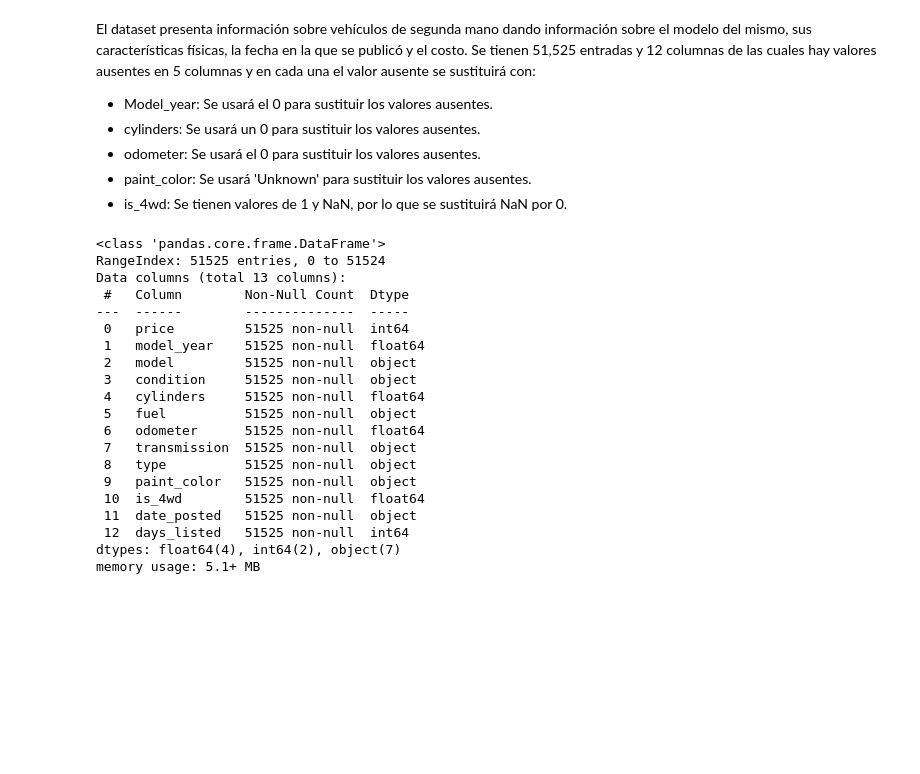
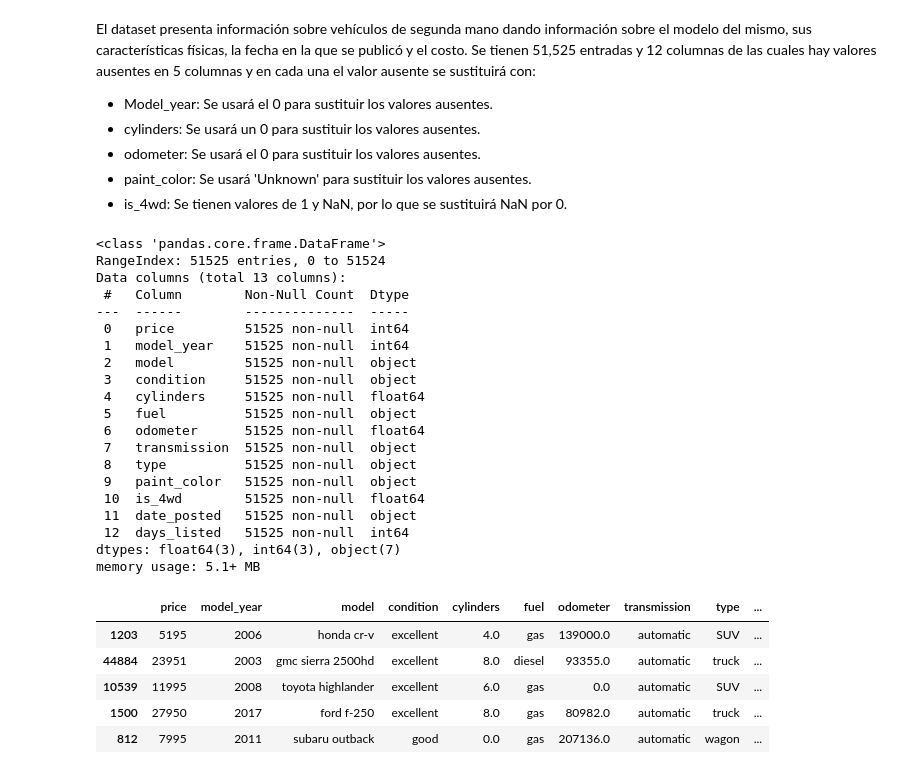
Before and after one commit to OscarLpzLuna/TT-Proyecto-5, a Jupyter notebook: notebooks/EDA.ipynb, the cells around one changed output. Saved outputs shown, nothing was run; the diff lists cells and outputs as text; code cells hidden in the pictures; blank space fills up the shorter version.

```diff
--- a/notebooks/EDA.ipynb
+++ b/notebooks/EDA.ipynb
@@ -6,6 +6,6 @@ import plotly_express
 # %%
 #Se carga el dataset de interés
-data = pd.read_csv('vehicles_us.csv')
+data = pd.read_csv('../vehicles_us.csv')
 # %%
 data.info()
 data.sample(5)
@@ -45,31 +45,38 @@ Se tienen 51,525 entradas y 12 columnas de las cuales hay valores ausentes en 5
 - paint_color: Se usará 'Unknown' para sustituir los valores ausentes.
 - is_4wd: Se tienen valores de 1 y NaN, por lo que se sustituirá NaN por 0.
 # %%
-data['model_year'] = data['model_year'].fillna(0)
+data['model_year'] = data['model_year'].fillna(0).apply(int)
 data['cylinders'] = data['cylinders'].fillna(0)
-data['odometer'] = data['odometer'].fillna(0)
+#data['odometer'] = data['odometer'].fillna(0)
 data['paint_color'] = data['paint_color'].fillna('Unknown')
 data['is_4wd'] = data['is_4wd'].fillna(0)
-# %%
-data.info()
-# %% [output]
-<class 'pandas.core.frame.DataFrame'>
-RangeIndex: 51525 entries, 0 to 51524
-Data columns (total 13 columns):
- #   Column        Non-Null Count  Dtype
----  ------        --------------  -----
- 0   price         51525 non-null  int64
- 1   model_year    51525 non-null  float64
- 2   model         51525 non-null  object
- 3   condition     51525 non-null  object
- 4   cylinders     51525 non-null  float64
- 5   fuel          51525 non-null  object
- 6   odometer      51525 non-null  float64
- 7   transmission  51525 non-null  object
- 8   type          51525 non-null  object
- 9   paint_color   51525 non-null  object
- 10  is_4wd        51525 non-null  float64
- 11  date_posted   51525 non-null  object
- 12  days_listed   51525 non-null  int64
-dtypes: float64(4), int64(2), object(7)
-memory usage: 5.1+ MB
+# %%
+data.info() #Comprobamos que no queden valores ausentes
+data.sample(5)
+# %% [output]
+<class 'pandas.core.frame.DataFrame'>
+RangeIndex: 51525 entries, 0 to 51524
+Data columns (total 13 columns):
+ #   Column        Non-Null Count  Dtype
+---  ------        --------------  -----
+ 0   price         51525 non-null  int64
+ 1   model_year    51525 non-null  int64
+ 2   model         51525 non-null  object
+ 3   condition     51525 non-null  object
+ 4   cylinders     51525 non-null  float64
+ 5   fuel          51525 non-null  object
+ 6   odometer      51525 non-null  float64
+ 7   transmission  51525 non-null  object
+ 8   type          51525 non-null  object
+ 9   paint_color   51525 non-null  object
+ 10  is_4wd        51525 non-null  float64
+ 11  date_posted   51525 non-null  object
+ 12  days_listed   51525 non-null  int64
+dtypes: float64(3), int64(3), object(7)
+memory usage: 5.1+ MB
+|  | price | model_year | model | condition | cylinders | fuel | odometer | transmission | type | ... |
+| 1203 | 5195 | 2006 | honda cr-v | excellent | 4.0 | gas | 139000.0 | automatic | SUV | ... |
+| 44884 | 23951 | 2003 | gmc sierra 2500hd | excellent | 8.0 | diesel | 93355.0 | automatic | truck | ... |
+| 10539 | 11995 | 2008 | toyota highlander | excellent | 6.0 | gas | 0.0 | automatic | SUV | ... |
+| 1500 | 27950 | 2017 | ford f-250 | excellent | 8.0 | gas | 80982.0 | automatic | truck | ... |
+| 812 | 7995 | 2011 | subaru outback | good | 0.0 | gas | 207136.0 | automatic | wagon | ... |
```
Also changed, not shown: parts of 3 cells of this notebook, 1 other file.
